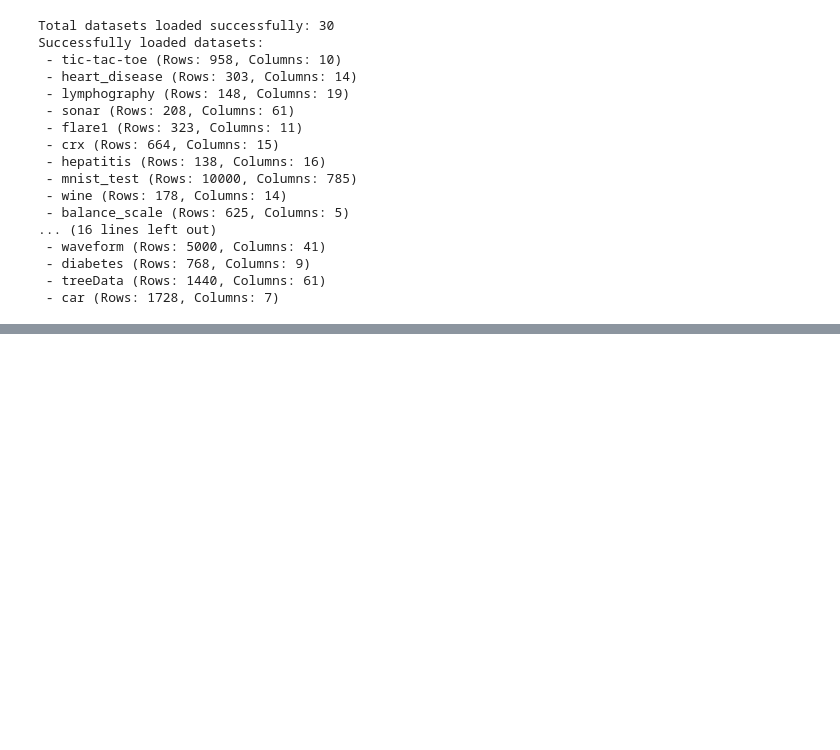
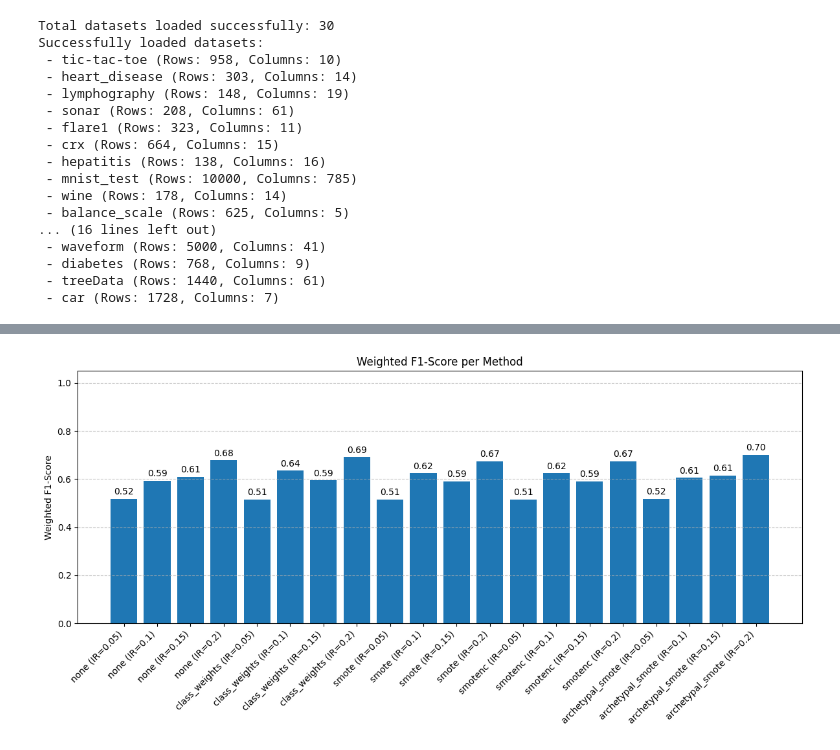
Before and after one commit to rhodes-byu/RF-Overample, a Jupyter notebook: UpsampleMethodHandler.ipynb, the cells around one changed output, grey strips where cells are left out. Drawn from its saved outputs; the diff is of its cells as text; code cells hidden in the pictures; blank space fills up the shorter version.

```diff
--- a/UpsampleMethodHandler.ipynb
+++ b/UpsampleMethodHandler.ipynb
@@ -1147,0 +432,30 @@ NameError: name 'sns' is not defined
+# %%
+df = pd.read_csv("experiment_results.csv")
+df["classification_report"] = df["classification_report"].apply(ast.literal_eval)
+
+df["weighted_f1"] = df["classification_report"].apply(
+    lambda report: report.get("f1-score", {}).get("weighted avg", None) if isinstance(report, dict) else None
+)
+
+df["label"] = df.apply(
+    lambda row: f"{str(row['method'])} (IR={str(row['imbalance_ratio'])})", axis=1
+)
+
+filtered_df = df.dropna(subset=["weighted_f1"])
+
+plt.figure(figsize=(12, 6))
+bars = plt.bar(filtered_df["label"], filtered_df["weighted_f1"])
+plt.xticks(rotation=45, ha="right")
+plt.ylabel("Weighted F1-Score")
+plt.title("Weighted F1-Score per Method")
+plt.ylim(0, 1.05)
+plt.grid(axis='y', linestyle='--', alpha=0.7)
+
+for bar in bars:
+    height = bar.get_height()
+    plt.text(bar.get_x() + bar.get_width() / 2, height + 0.01, f"{height:.2f}", ha="center", va="bottom")
+
+plt.tight_layout()
+plt.show()
+# %% [output]
+[figure, added]
```
Also changed, not shown: parts of 21 cells of this notebook, 24 other files.
